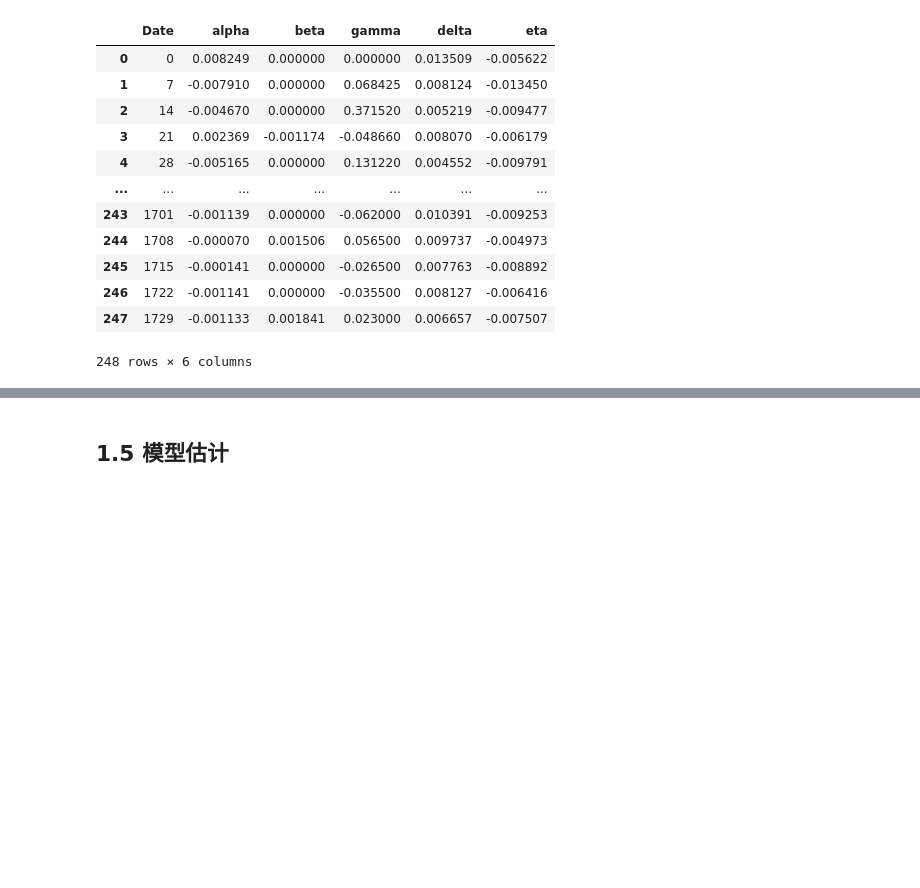
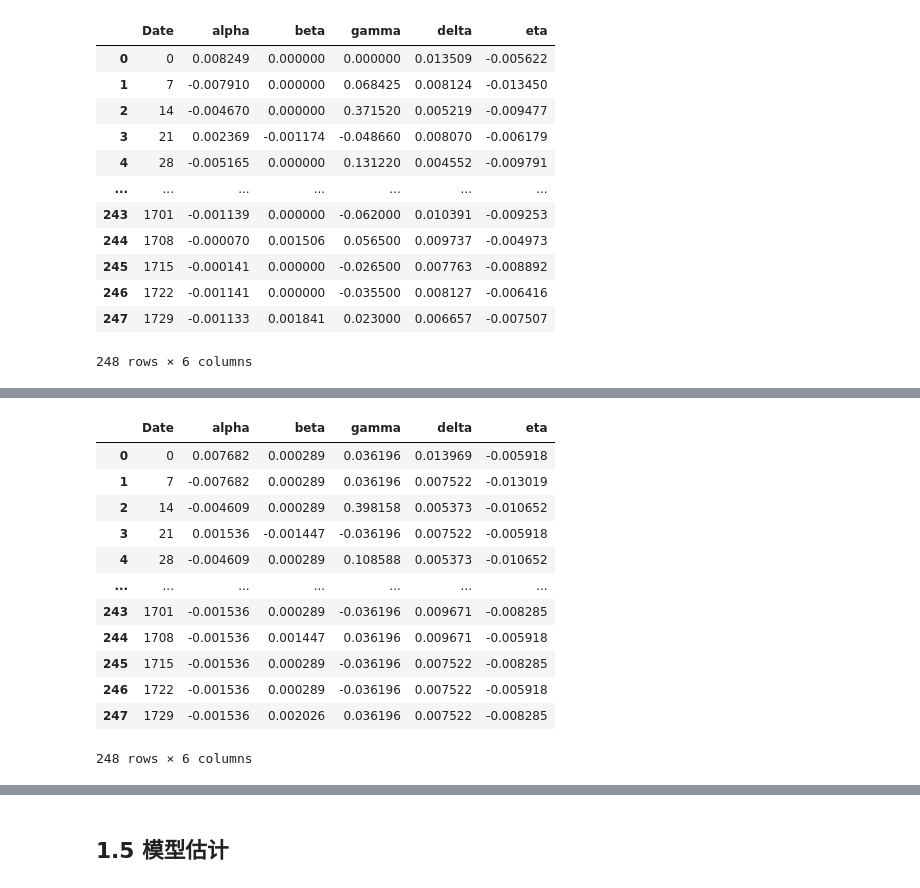
Before and after one commit to cuiyf17/Master-course, a Jupyter notebook: 高等统计计算/作业/final project/FinalProject-code.ipynb, the cells around one changed output, grey strips where cells are left out. Cells and saved outputs as stored; diff of their text form; code cells hidden in the pictures; blank space fills up the shorter version.

```diff
--- a/高等统计计算/作业/final project/FinalProject-code.ipynb
+++ b/高等统计计算/作业/final project/FinalProject-code.ipynb
@@ -468,0 +525,17 @@ executing.executing.NotOneValueFound: Expected one value, found 0
+# %%
+df_discrete = discrete_data(df_data, 0.5)
+df_discrete
+# %% [output]
+|  | Date | alpha | beta | gamma | delta | eta |
+| 0 | 0 | 0.007682 | 0.000289 | 0.036196 | 0.013969 | -0.005918 |
+| 1 | 7 | -0.007682 | 0.000289 | 0.036196 | 0.007522 | -0.013019 |
+| 2 | 14 | -0.004609 | 0.000289 | 0.398158 | 0.005373 | -0.010652 |
+| 3 | 21 | 0.001536 | -0.001447 | -0.036196 | 0.007522 | -0.005918 |
+| 4 | 28 | -0.004609 | 0.000289 | 0.108588 | 0.005373 | -0.010652 |
+| ... | ... | ... | ... | ... | ... | ... |
+| 243 | 1701 | -0.001536 | 0.000289 | -0.036196 | 0.009671 | -0.008285 |
+| 244 | 1708 | -0.001536 | 0.001447 | 0.036196 | 0.009671 | -0.005918 |
+| 245 | 1715 | -0.001536 | 0.000289 | -0.036196 | 0.007522 | -0.008285 |
+| 246 | 1722 | -0.001536 | 0.000289 | -0.036196 | 0.007522 | -0.005918 |
+| 247 | 1729 | -0.001536 | 0.002026 | 0.036196 | 0.007522 | -0.008285 |
+248 rows × 6 columns
```
Also changed, not shown: parts of 16 cells of this notebook.
